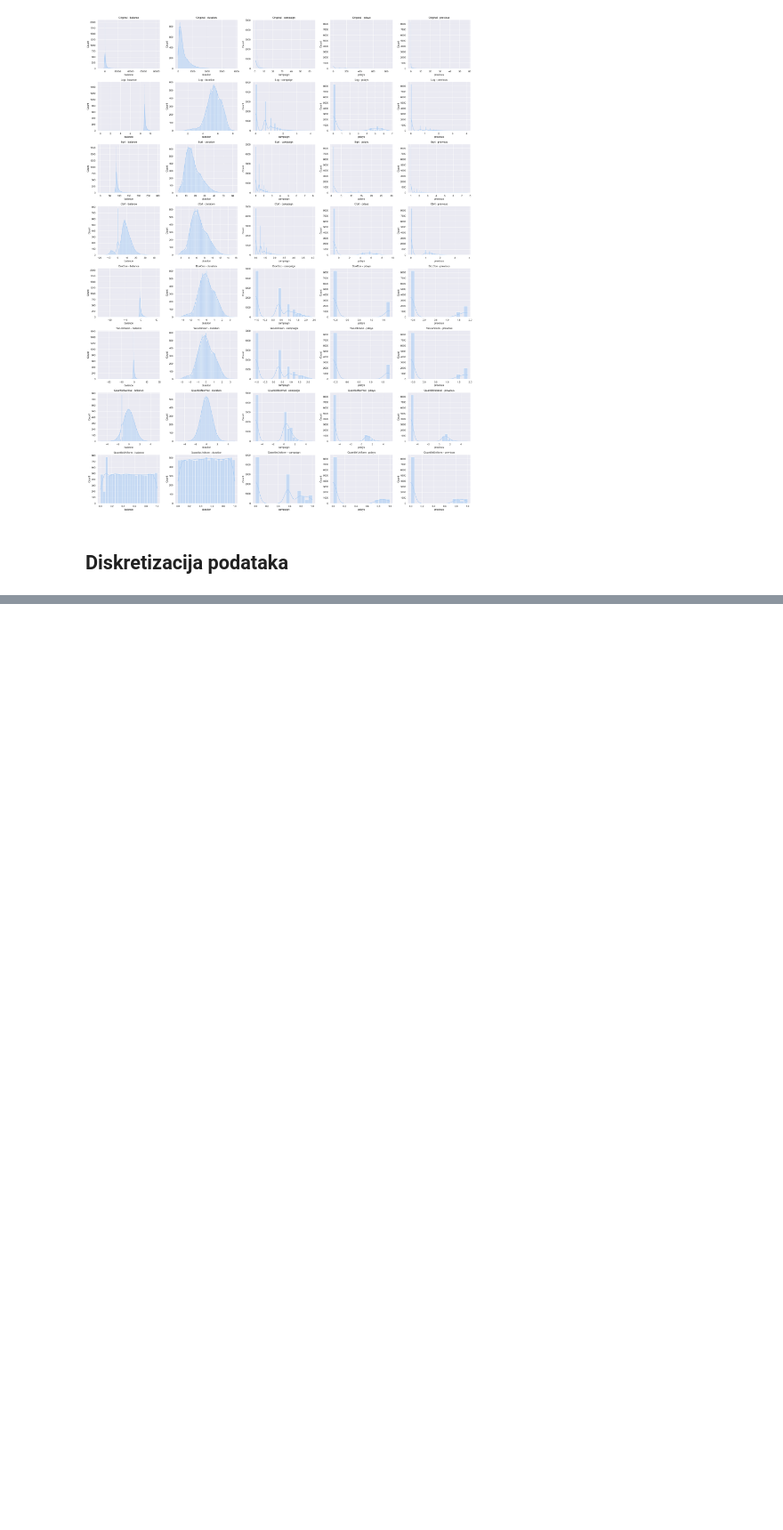
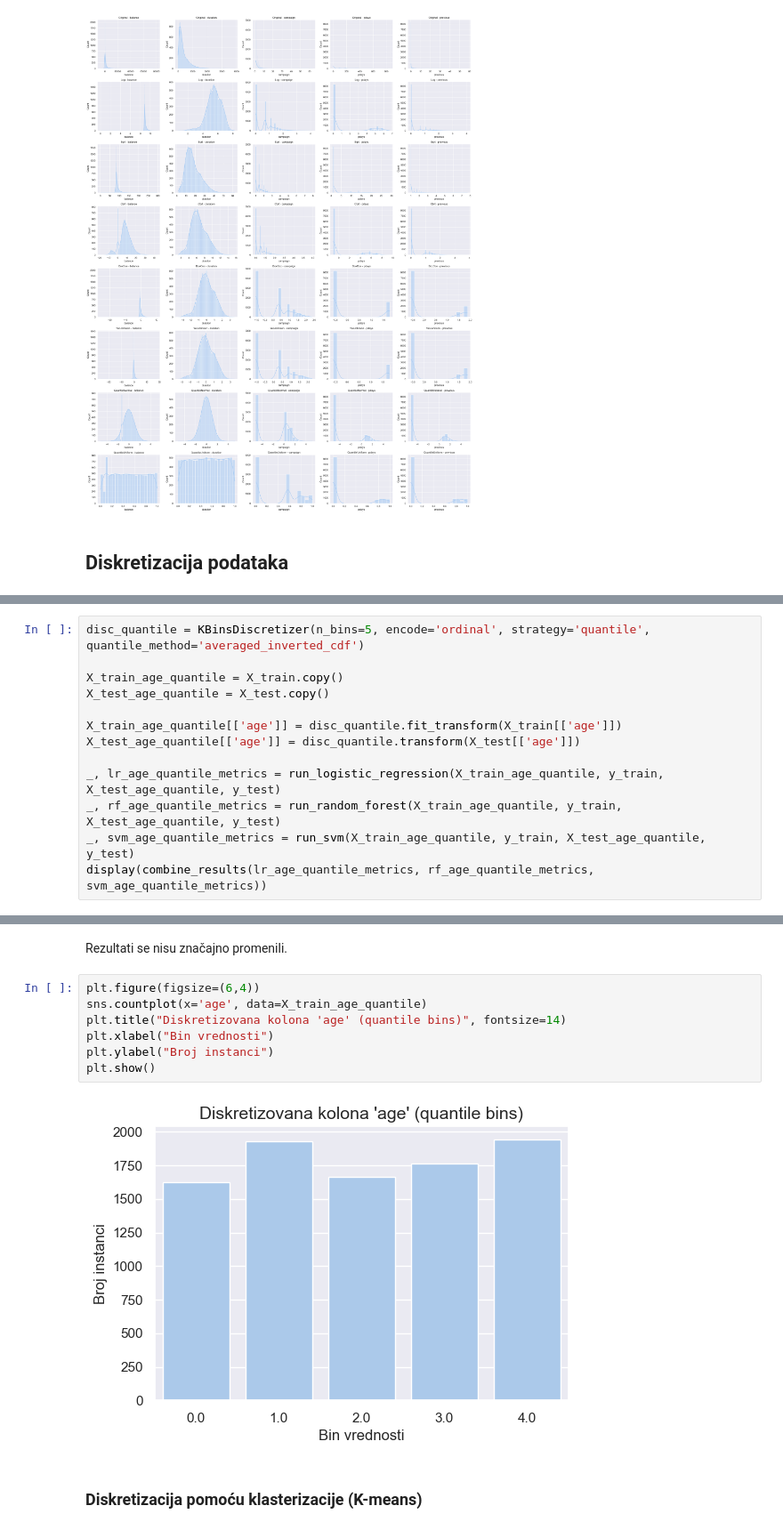
Before and after one commit to paunovicjovan/data-preprocessing-for-ml-1, a Jupyter notebook: Prakticni deo/Transformacija podataka.ipynb, the cells around one changed output, grey strips where cells are left out. Shown at 89% size. Drawn from its saved outputs; the diff is of its cells as text; blank space fills up the shorter version.

```diff
--- a/Prakticni deo/Transformacija podataka.ipynb
+++ b/Prakticni deo/Transformacija podataka.ipynb
@@ -921,0 +959,13 @@ plt.show()
+# %%
+disc_quantile = KBinsDiscretizer(n_bins=5, encode='ordinal', strategy='quantile', quantile_method='averaged_inverted_cdf')
+
+X_train_age_quantile = X_train.copy()
+X_test_age_quantile = X_test.copy()
+
+X_train_age_quantile[['age']] = disc_quantile.fit_transform(X_train[['age']])
+X_test_age_quantile[['age']] = disc_quantile.transform(X_test[['age']])
+
+_, lr_age_quantile_metrics = run_logistic_regression(X_train_age_quantile, y_train, X_test_age_quantile, y_test)
+_, rf_age_quantile_metrics = run_random_forest(X_train_age_quantile, y_train, X_test_age_quantile, y_test)
+_, svm_age_quantile_metrics = run_svm(X_train_age_quantile, y_train, X_test_age_quantile, y_test)
+display(combine_results(lr_age_quantile_metrics, rf_age_quantile_metrics, svm_age_quantile_metrics))
@@ -921,0 +978,13 @@ plt.show()
+# %% [markdown]
+Rezultati se nisu značajno promenili.
+# %%
+plt.figure(figsize=(6,4))
+sns.countplot(x='age', data=X_train_age_quantile)
+plt.title("Diskretizovana kolona 'age' (quantile bins)", fontsize=14)
+plt.xlabel("Bin vrednosti")
+plt.ylabel("Broj instanci")
+plt.show()
+# %% [output]
+[figure, added]
+# %% [markdown]
+### Diskretizacija pomoću klasterizacije (K-means)
```
Also changed, not shown: parts of 24 cells of this notebook, 2 other files.
